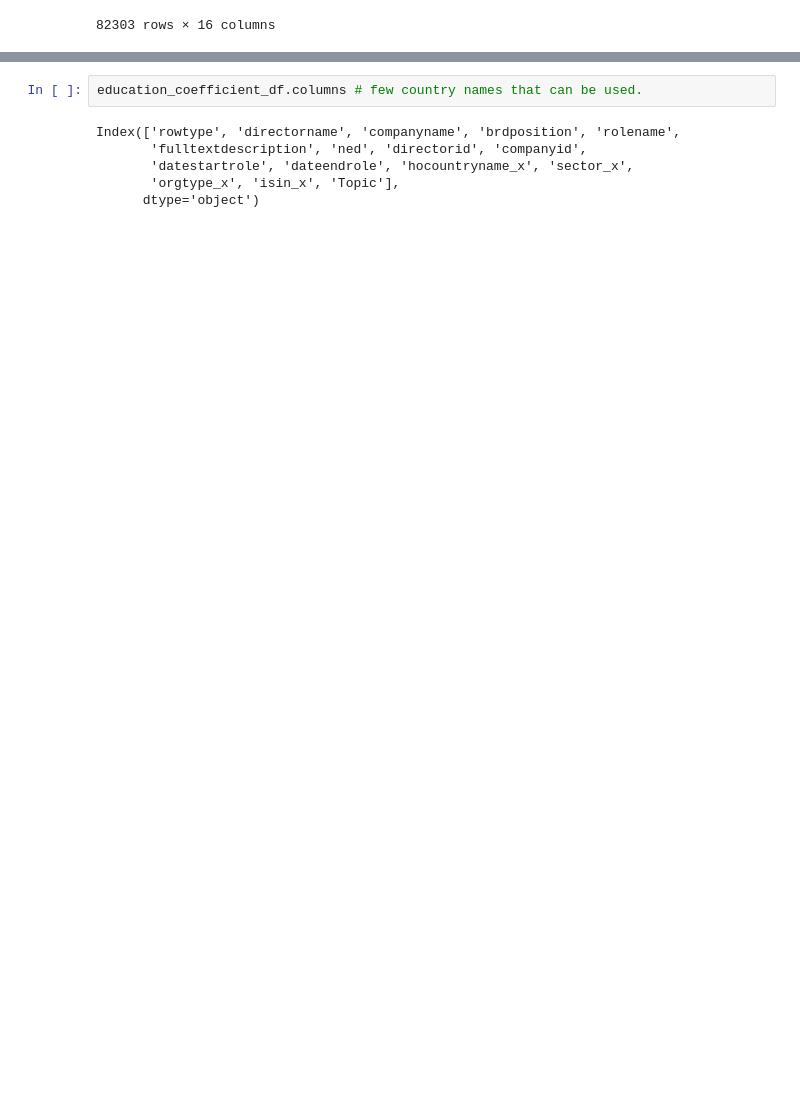
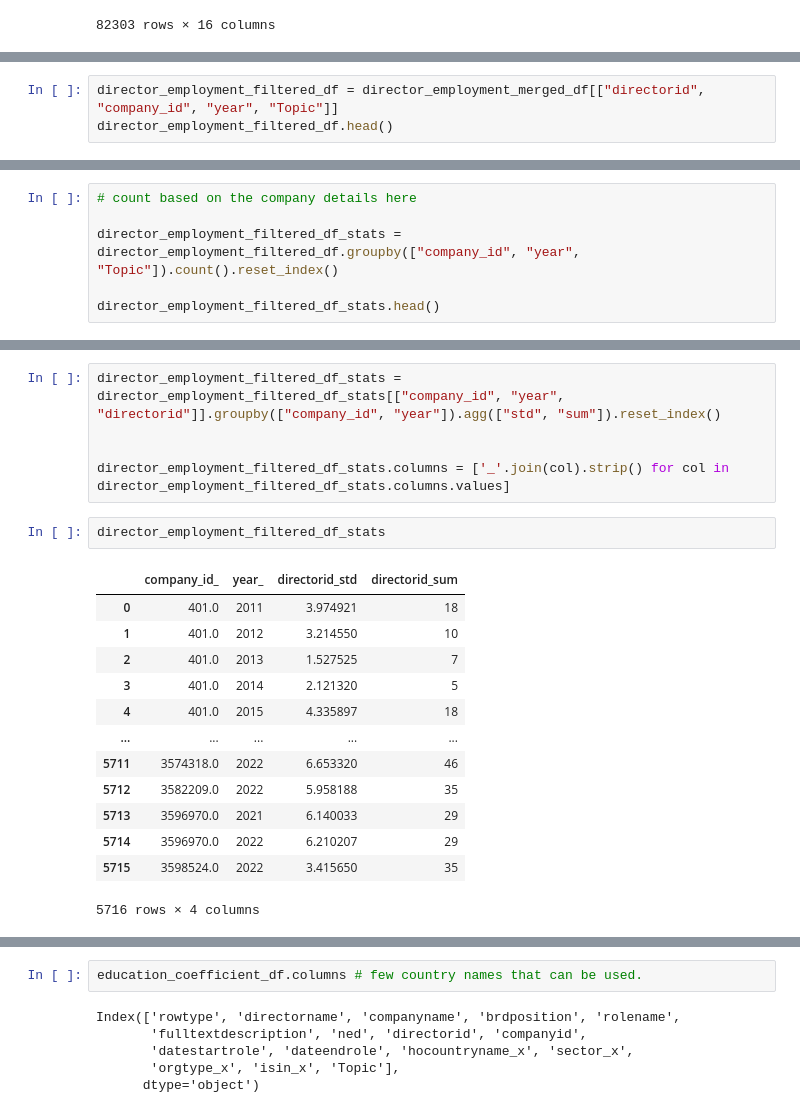
Before and after one commit to PeterHuGC/Imperial_Dissertation_Research, a Jupyter notebook: 8.EDA_All_Data/8.Coefficient_of_Variation.ipynb, the cells around one changed output, grey strips where cells are left out. Drawn from its saved outputs; the diff is of its cells as text; blank space fills up the shorter version.

```diff
--- a/8.EDA_All_Data/8.Coefficient_of_Variation.ipynb
+++ b/8.EDA_All_Data/8.Coefficient_of_Variation.ipynb
@@ -234,0 +303,3 @@ education_coefficient_df # date start end can deal with this - not like the othe
+# %%
+director_employment_filtered_df = director_employment_merged_df[["directorid", "company_id", "year", "Topic"]]
+director_employment_filtered_df.head()
@@ -234,0 +313,6 @@ education_coefficient_df # date start end can deal with this - not like the othe
+# %%
+# count based on the company details here
+
+director_employment_filtered_df_stats = director_employment_filtered_df.groupby(["company_id", "year", "Topic"]).count().reset_index()
+
+director_employment_filtered_df_stats.head()
@@ -234,0 +326,21 @@ education_coefficient_df # date start end can deal with this - not like the othe
+# %%
+director_employment_filtered_df_stats = director_employment_filtered_df_stats[["company_id", "year", "directorid"]].groupby(["company_id", "year"]).agg(["std", "sum"]).reset_index()
+
+
+director_employment_filtered_df_stats.columns = ['_'.join(col).strip() for col in director_employment_filtered_df_stats.columns.values]
+# %%
+director_employment_filtered_df_stats
+# %% [output]
+|  | company_id_ | year_ | directorid_std | directorid_sum |
+| 0 | 401.0 | 2011 | 3.974921 | 18 |
+| 1 | 401.0 | 2012 | 3.214550 | 10 |
+| 2 | 401.0 | 2013 | 1.527525 | 7 |
+| 3 | 401.0 | 2014 | 2.121320 | 5 |
+| 4 | 401.0 | 2015 | 4.335897 | 18 |
+| ... | ... | ... | ... | ... |
+| 5711 | 3574318.0 | 2022 | 6.653320 | 46 |
+| 5712 | 3582209.0 | 2022 | 5.958188 | 35 |
+| 5713 | 3596970.0 | 2021 | 6.140033 | 29 |
+| 5714 | 3596970.0 | 2022 | 6.210207 | 29 |
+| 5715 | 3598524.0 | 2022 | 3.415650 | 35 |
+5716 rows × 4 columns
```
Also changed, not shown: parts of 17 cells of this notebook, 6 other files.
